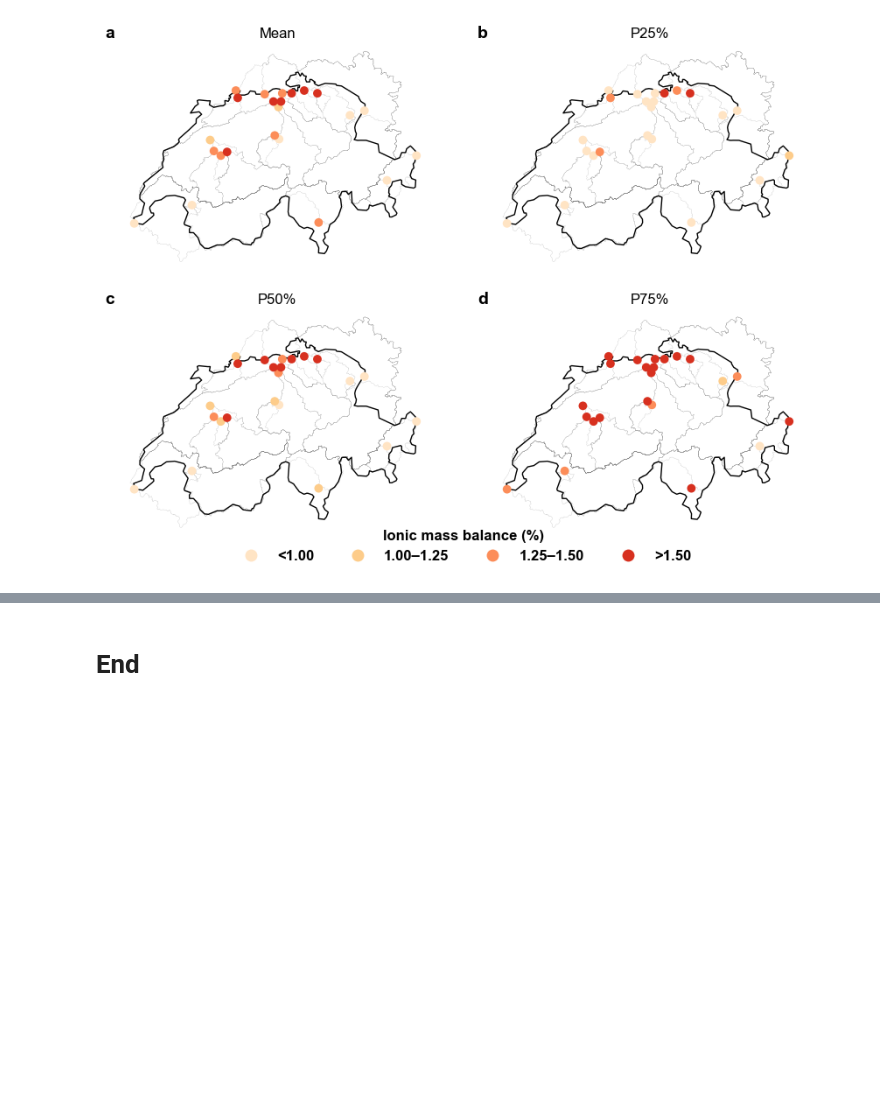
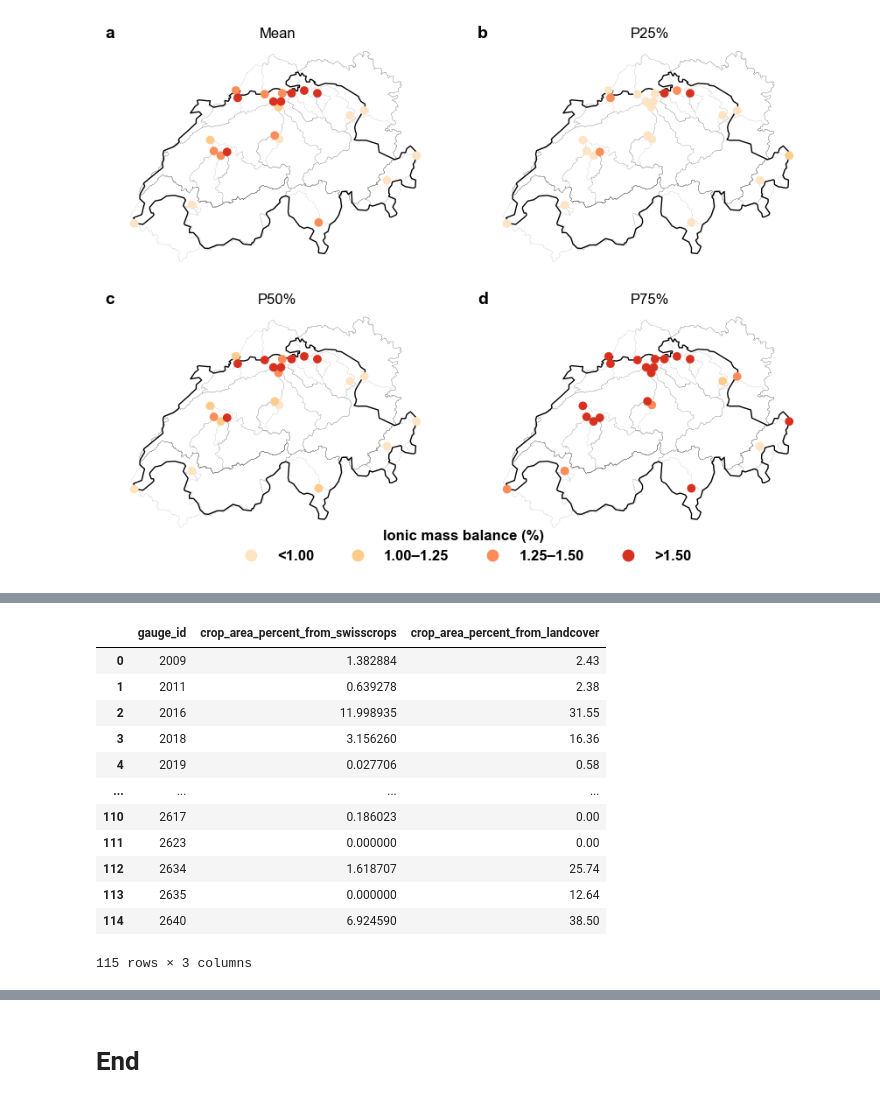
Before and after one commit to thiagovmdon/camels-ch-chem-paper, a Jupyter notebook: code/paper/camels_ch_chem_D_figs_and_validation.ipynb, the cells around one changed output, grey strips where cells are left out. Drawn from its saved outputs; the diff is of its cells as text; code cells hidden in the pictures; blank space fills up the shorter version.

```diff
--- a/code/paper/camels_ch_chem_D_figs_and_validation.ipynb
+++ b/code/paper/camels_ch_chem_D_figs_and_validation.ipynb
@@ -3419,0 +3493,16 @@ plt.show()
+# %%
+comparison_2020_df
+# %% [output]
+|  | gauge_id | crop_area_percent_from_swisscrops | crop_area_percent_from_landcover |
+| 0 | 2009 | 1.382884 | 2.43 |
+| 1 | 2011 | 0.639278 | 2.38 |
+| 2 | 2016 | 11.998935 | 31.55 |
+| 3 | 2018 | 3.156260 | 16.36 |
+| 4 | 2019 | 0.027706 | 0.58 |
+| ... | ... | ... | ... |
+| 110 | 2617 | 0.186023 | 0.00 |
+| 111 | 2623 | 0.000000 | 0.00 |
+| 112 | 2634 | 1.618707 | 25.74 |
+| 113 | 2635 | 0.000000 | 12.64 |
+| 114 | 2640 | 6.924590 | 38.50 |
+115 rows × 3 columns
```
Also changed, not shown: parts of 14 cells of this notebook, 2 other files.
